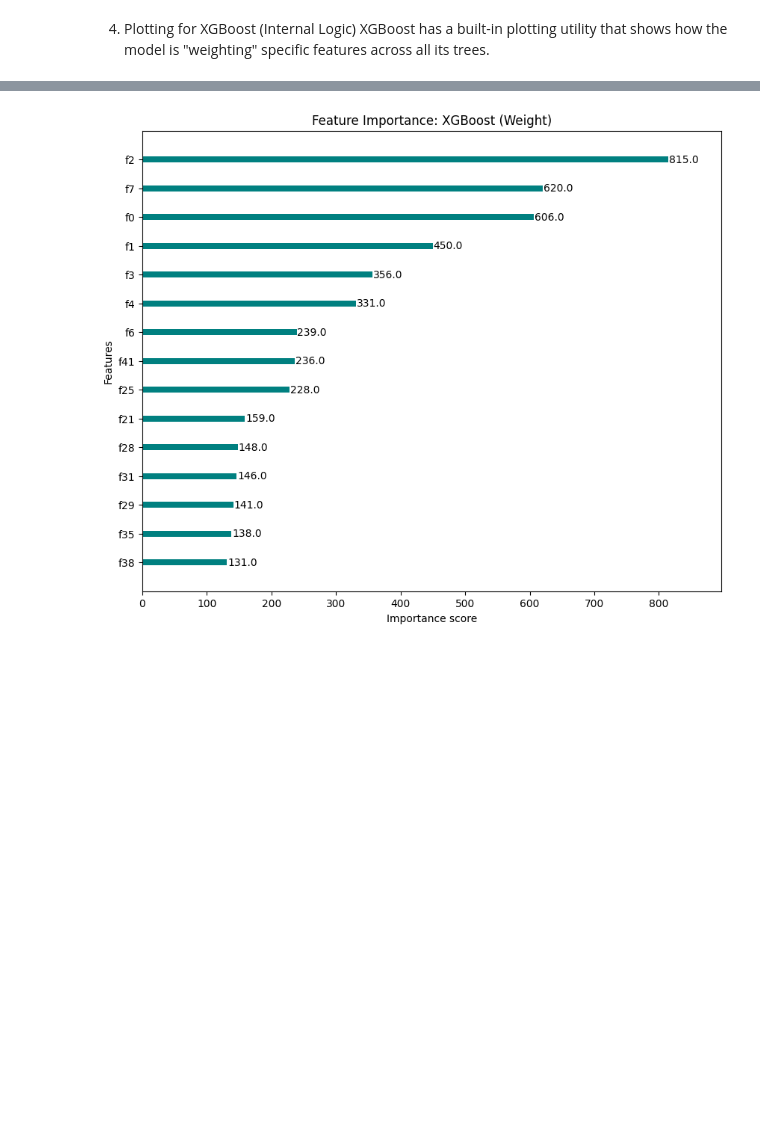
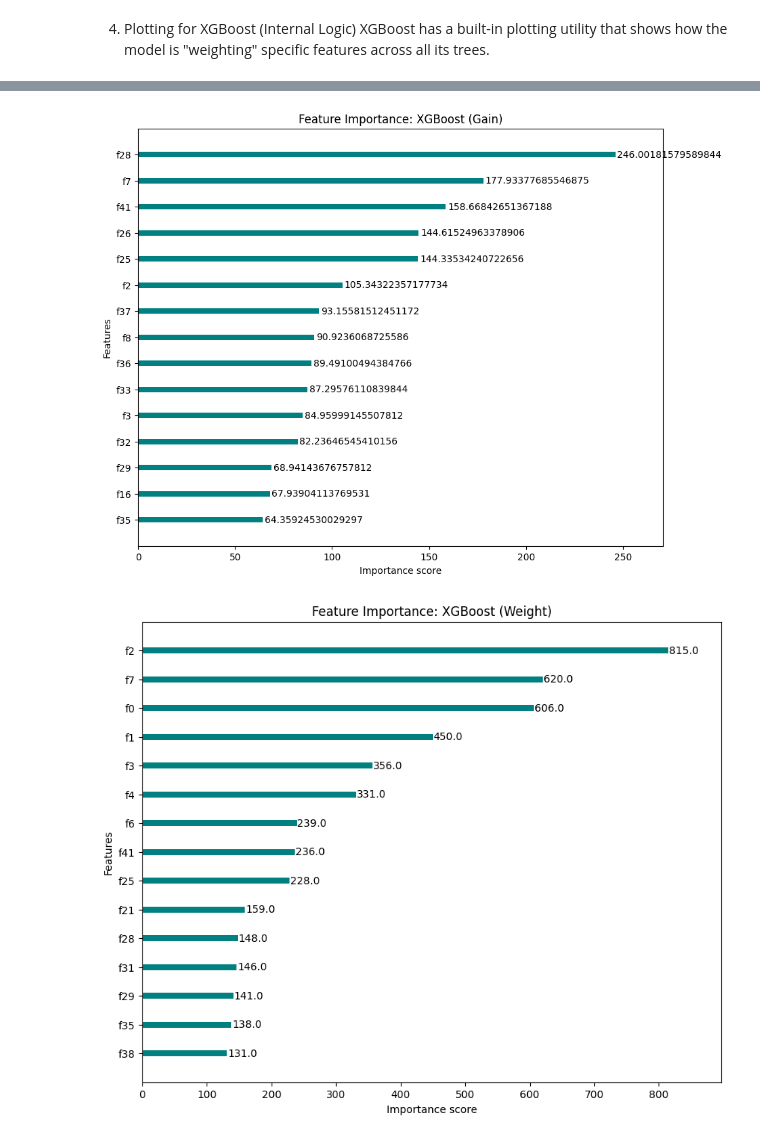
Before and after one commit to Jal247/bank-subscription-propensity-model, a Jupyter notebook: notebooks/04 Model_fitting.ipynb, the cells around one changed output, grey strips where cells are left out. Cells and saved outputs as stored; diff of their text form; code cells hidden in the pictures; blank space fills up the shorter version.

```diff
--- a/notebooks/04 Model_fitting.ipynb
+++ b/notebooks/04 Model_fitting.ipynb
@@ -670,3 +746,13 @@ XGBoost has a built-in plotting utility that shows how the model is "weighting"
+# %%
+from xgboost import plot_importance
+
+# Plotting the top 15 features for XGBoost
+fig, ax = plt.subplots(figsize=(10, 8))
+plot_importance(xgb_search.best_estimator_, max_num_features=15, importance_type='gain', ax=ax, grid=False, color='teal')
+plt.title('Feature Importance: XGBoost (Gain)')
+plt.show()
+# %% [output]
+[figure, added]
 # %%
 from xgboost import plot_importance
 
```
Also changed, not shown: parts of 28 cells of this notebook, 12 other files.
